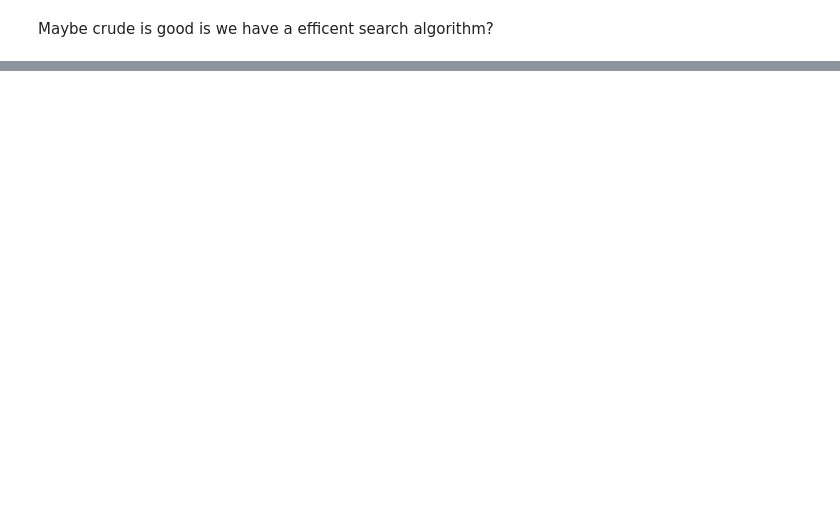
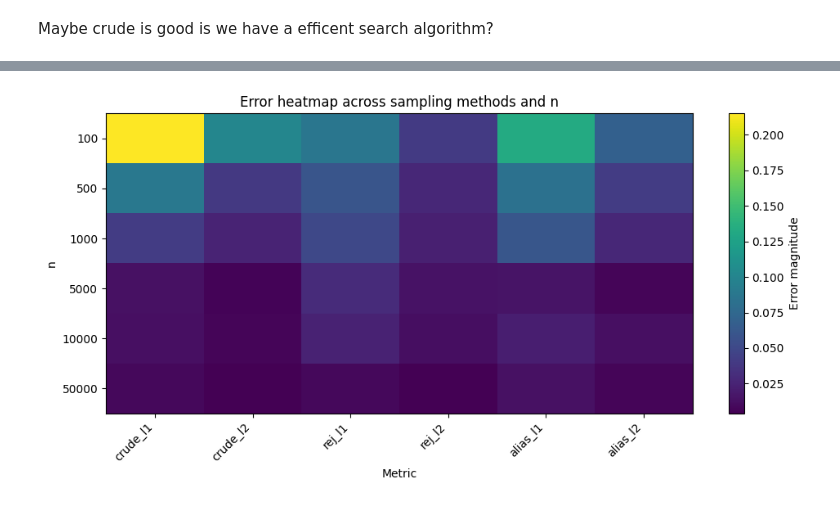
Before and after one commit to AgnesOlsen/02443_Stocastic_Simulation, a Jupyter notebook: Notebooks/Katrine.ipynb, the cells around one changed output, grey strips where cells are left out. Cells and saved outputs as stored; diff of their text form; code cells hidden in the pictures; blank space fills up the shorter version.

Commit message:
with heatmap

```diff
--- a/Notebooks/Katrine.ipynb
+++ b/Notebooks/Katrine.ipynb
@@ -1102,0 +1145,29 @@ Alias: 0.8087512417522734
+# %%
+df_heat = df.set_index("n")
+
+plt.figure(figsize=(10, 5))
+
+plt.imshow(df_heat.values, aspect='auto')
+
+plt.xticks(
+    ticks=np.arange(len(df_heat.columns)),
+    labels=df_heat.columns,
+    rotation=45,
+    ha='right'
+)
+
+plt.yticks(
+    ticks=np.arange(len(df_heat.index)),
+    labels=df_heat.index
+)
+
+plt.colorbar(label="Error magnitude")
+
+plt.title("Error heatmap across sampling methods and n")
+plt.xlabel("Metric")
+plt.ylabel("n")
+
+plt.tight_layout()
+plt.show()
+# %% [output]
+[figure, added]
```
Also changed, not shown: parts of 9 cells of this notebook.
